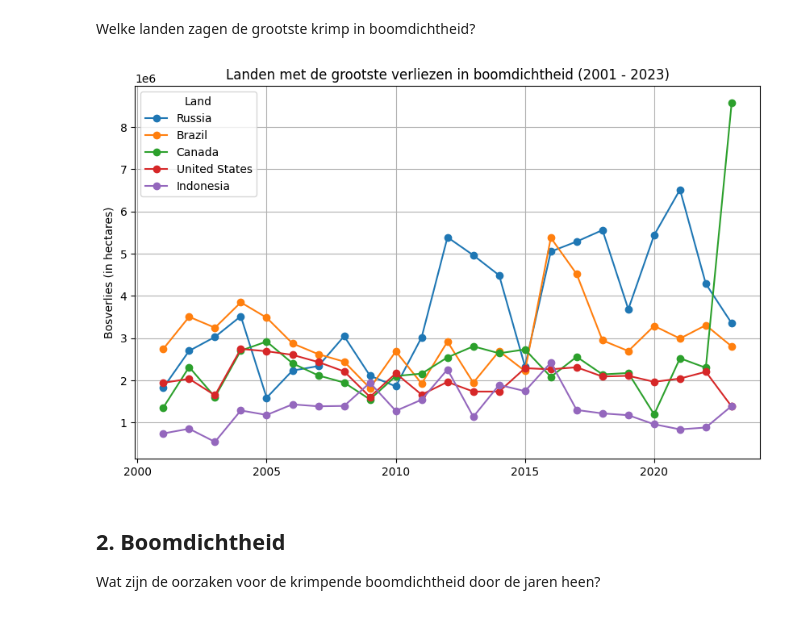
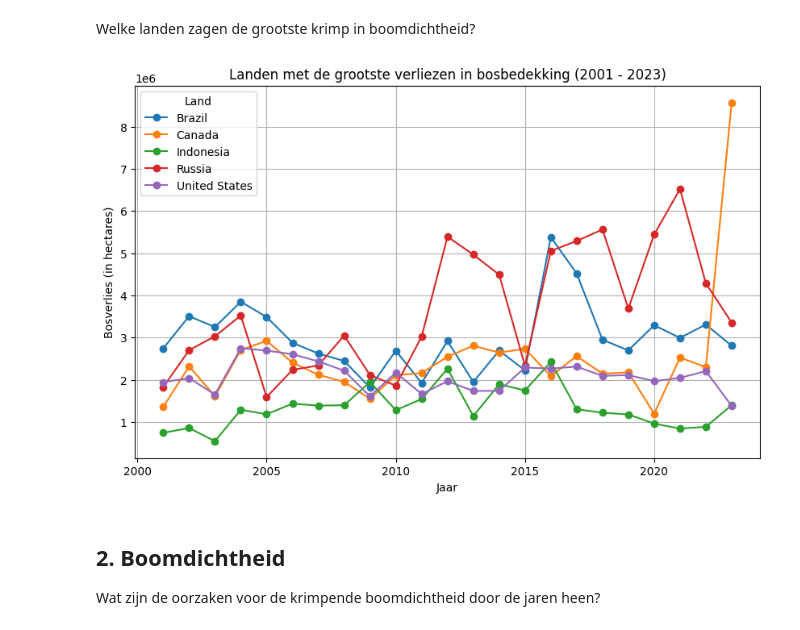
Before and after one commit to gizembrasser/ontbossing-volkskrant, a Jupyter notebook: analysis.ipynb, the cells around one changed output. Saved outputs shown, nothing was run; the diff lists cells and outputs as text; code cells hidden in the pictures.

```diff
--- a/analysis.ipynb
+++ b/analysis.ipynb
@@ -85,27 +85,28 @@ Welke landen zagen de grootste krimp in boomdichtheid?
 # %%
 # Group by country and sum the forest loss
 country_forest_loss = primary_forests.groupby('name')['umd_tree_cover_loss__ha'].sum()
 
 # Get the top 5 countries with the most forest loss
 top_5_countries = country_forest_loss.nlargest(5).index
 
 # Filter the dataset for the top 5 countries
 top_5_treecover_loss = primary_forests[primary_forests['name'].isin(top_5_countries)]
 
-# Plot forest loss over time for the top 5 countries
-plt.figure(figsize=(10, 6))
-for country in top_5_countries:
-    country_data = top_5_treecover_loss[top_5_treecover_loss['name'] == country]
-    plt.plot(country_data['umd_tree_cover_loss__year'], country_data['umd_tree_cover_loss__ha'], marker='o', label=country)
+# Pivot the data to get years as the index and countries as columns
+pivot_data = top_5_treecover_loss.pivot(index='umd_tree_cover_loss__year', columns='name', values='umd_tree_cover_loss__ha')
 
-plt.title('Landen met de grootste verliezen in boomdichtheid (2001 - 2023)')
-plt.xlabel('')
+# Plot the data for the top 5 countries
+pivot_data.plot(figsize=(10, 6), marker='o')
+
+# Add title and labels
+plt.title('Landen met de grootste verliezen in bosbedekking (2001 - 2023)')
+plt.xlabel('Jaar')
 plt.ylabel('Bosverlies (in hectares)')
 plt.legend(title='Land')
 plt.grid(True)
 plt.show()
 # %% [output]
-[figure, old version]
+[figure, new version]
 # %% [markdown]
 ## 2. Boomdichtheid
 
```
Also changed, not shown: parts of 1 cell of this notebook, 3 other files.
